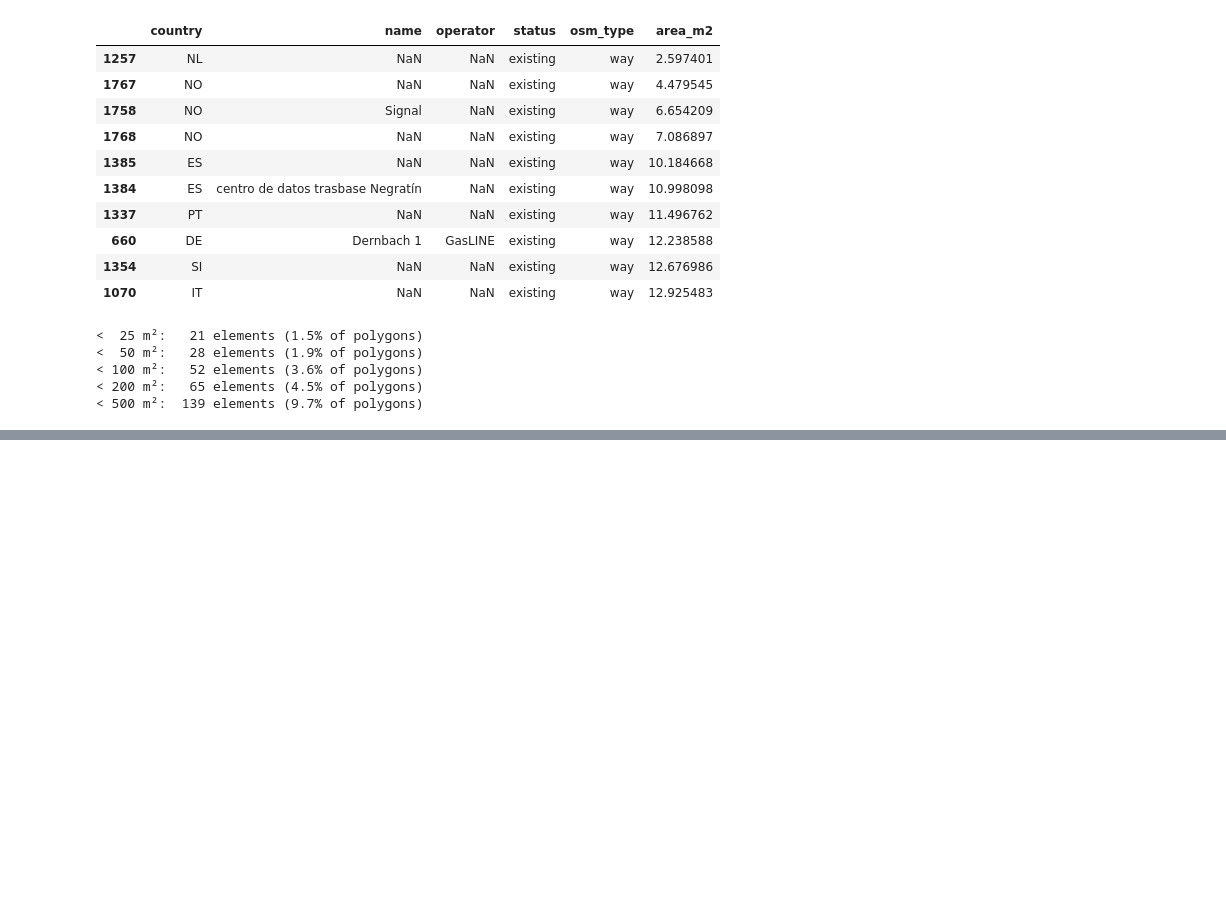
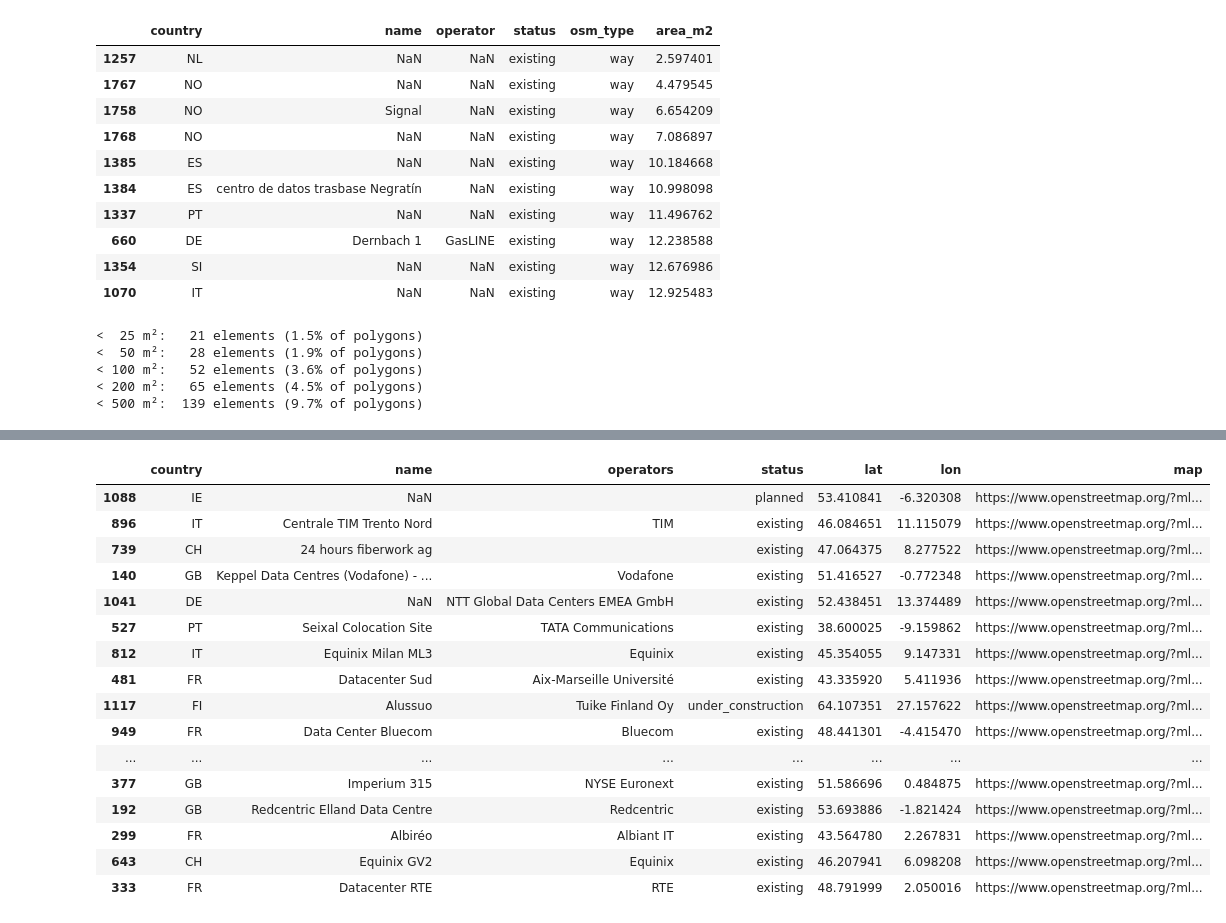
Before and after one commit to Carol-Sust/Sustainability, a Jupyter notebook: ia-agua-datacenters/notebooks/01_osm.ipynb, the cells around one changed output, grey strips where cells are left out. Cells and saved outputs as stored; diff of their text form; code cells hidden in the pictures; blank space fills up the shorter version.

```diff
--- a/ia-agua-datacenters/notebooks/01_osm.ipynb
+++ b/ia-agua-datacenters/notebooks/01_osm.ipynb
@@ -386,0 +403,30 @@ gdf[(gdf["area_m2"] >= 50) & (gdf["area_m2"] < 100)][cols].sort_values("area_m2"
+# %%
+def most_common(values):
+    """Most frequent non-empty value (e.g. the campus name), or None."""
+    values = values.dropna()
+    return values.mode().iloc[0] if len(values) else None
+
+campuses = g.groupby("campus_id").agg(
+    country=("country", most_common),
+    name=("name", most_common),
+    operator=("operator", most_common),
+    operators=("operator", lambda s: "; ".join(sorted(s.dropna().unique()))),
+    n_operators=("operator", lambda s: s.dropna().nunique()),
+    status=("status", "first"),
+    n_elements=("osm_id", "size"),
+)
+
+# Merge the shapes of each campus into one geometry
+shapes = g.dissolve(by="campus_id")[["geometry"]]
+campuses = gpd.GeoDataFrame(campuses.join(shapes), geometry="geometry", crs=CRS_AREA)
+
+# Area of the merged shape (overlapping polygons are not counted twice); points-only campuses -> NaN
+campuses["area_m2"] = campuses.area.where(campuses.area > 0)
+
+# Centroid in lat/lon
+centroids = campuses.centroid.to_crs(CRS_GEO)
+campuses["lon"], campuses["lat"] = centroids.x, centroids.y
+
+campuses = campuses.to_crs(CRS_GEO).reset_index()
+print(len(campuses), "campuses")
+campuses.head()
@@ -386,0 +522,24 @@ gdf[(gdf["area_m2"] >= 50) & (gdf["area_m2"] < 100)][cols].sort_values("area_m2"
+# %%
+sample = campuses.sample(20, random_state=42)[["country", "name", "operators", "status", "lat", "lon"]].copy()
+sample["map"] = sample.apply(
+    lambda r: f"https://www.openstreetmap.org/?mlat={r.lat:.5f}&mlon={r.lon:.5f}#map=17/{r.lat:.5f}/{r.lon:.5f}", axis=1
+)
+sample
+# %% [output]
+|  | country | name | operators | status | lat | lon | map |
+| 1088 | IE | NaN |  | planned | 53.410841 | -6.320308 | https://www.openstreetmap.org/?ml... |
+| 896 | IT | Centrale TIM Trento Nord | TIM | existing | 46.084651 | 11.115079 | https://www.openstreetmap.org/?ml... |
+| 739 | CH | 24 hours fiberwork ag |  | existing | 47.064375 | 8.277522 | https://www.openstreetmap.org/?ml... |
+| 140 | GB | Keppel Data Centres (Vodafone) - ... | Vodafone | existing | 51.416527 | -0.772348 | https://www.openstreetmap.org/?ml... |
+| 1041 | DE | NaN | NTT Global Data Centers EMEA GmbH | existing | 52.438451 | 13.374489 | https://www.openstreetmap.org/?ml... |
+| 527 | PT | Seixal Colocation Site | TATA Communications | existing | 38.600025 | -9.159862 | https://www.openstreetmap.org/?ml... |
+| 812 | IT | Equinix Milan ML3 | Equinix | existing | 45.354055 | 9.147331 | https://www.openstreetmap.org/?ml... |
+| 481 | FR | Datacenter Sud | Aix-Marseille Université | existing | 43.335920 | 5.411936 | https://www.openstreetmap.org/?ml... |
+| 1117 | FI | Alussuo | Tuike Finland Oy | under_construction | 64.107351 | 27.157622 | https://www.openstreetmap.org/?ml... |
+| 949 | FR | Data Center Bluecom | Bluecom | existing | 48.441301 | -4.415470 | https://www.openstreetmap.org/?ml... |
+| ... | ... | ... | ... | ... | ... | ... | ... |
+| 377 | GB | Imperium 315 | NYSE Euronext | existing | 51.586696 | 0.484875 | https://www.openstreetmap.org/?ml... |
+| 192 | GB | Redcentric Elland Data Centre | Redcentric | existing | 53.693886 | -1.821424 | https://www.openstreetmap.org/?ml... |
+| 299 | FR | Albiréo | Albiant IT | existing | 43.564780 | 2.267831 | https://www.openstreetmap.org/?ml... |
+| 643 | CH | Equinix GV2 | Equinix | existing | 46.207941 | 6.098208 | https://www.openstreetmap.org/?ml... |
+| 333 | FR | Datacenter RTE | RTE | existing | 48.791999 | 2.050016 | https://www.openstreetmap.org/?ml... |
```
Also changed, not shown: parts of 11 cells of this notebook, 2 other files.
